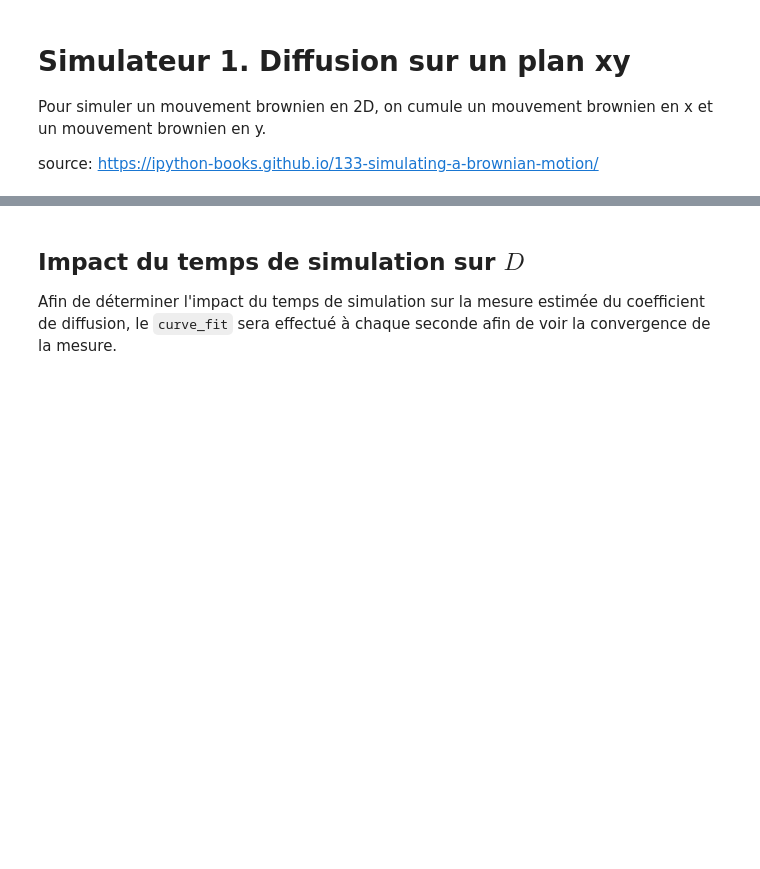
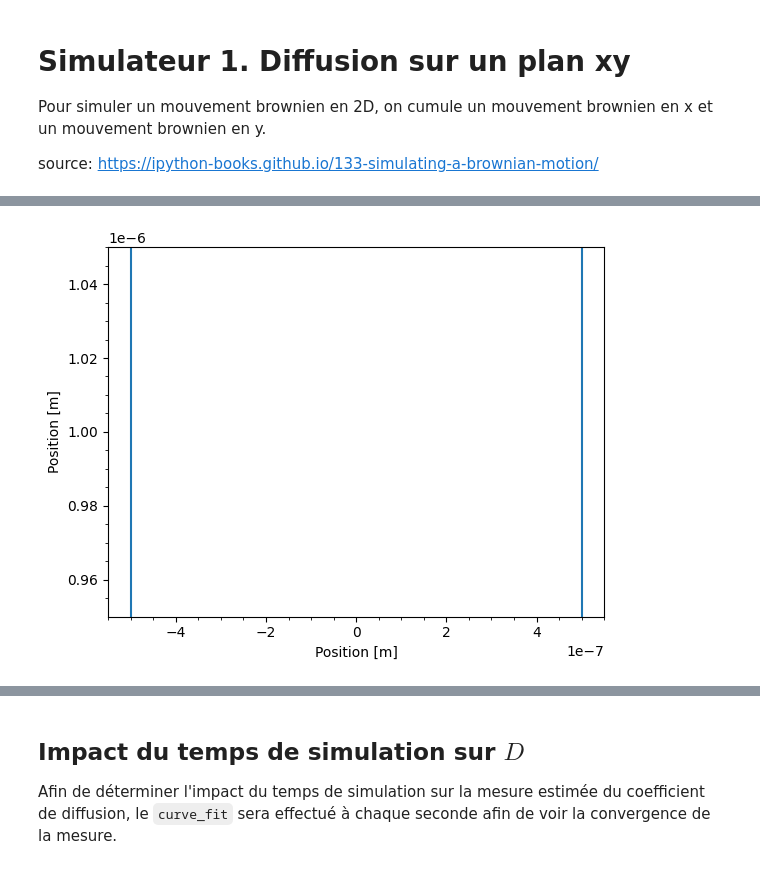
Before and after one commit to AntoineDaigle/dev_ads, a Jupyter notebook: TP2.ipynb, the cells around one changed output, grey strips where cells are left out. Drawn from its saved outputs; the diff is of its cells as text; code cells hidden in the pictures; blank space fills up the shorter version.

```diff
--- a/TP2.ipynb
+++ b/TP2.ipynb
@@ -232,0 +315,36 @@ plt.show()
+# %%
+# Code for animation
+limit = 1e-6
+size = 100
+
+x,y = Simulation.data
+
+x_grid, y_grid = np.meshgrid(
+    np.linspace(-limit, limit, size),
+    np.linspace(-limit, limit, size))
+
+
+def gaussian(x0, y0, sigma):
+    return (1/(2*np.pi*sigma**2) * np.exp(-((x-x0)**2/(2*sigma**2)
+     + (y-y0)**2/(2*sigma**2))))
+
+fig, ax = plt.subplots()
+
+position = ax.pcolor(x_grid, y_grid, gaussian(x[0], y[0], 208e-9))
+ax.minorticks_on()
+ax.axvline(limit/2)
+ax.axvline(limit/-2)
+ax.set(ylabel=r"Position [m]",
+       xlabel=r"Position [m]",
+       ylim=[limit, limit])
+
+def update(frame):
+    data = np.stack([x[frame], y[frame]]).T
+    position.set_offsets([x[frame], y[frame]])
+    return position
+
+ani = animation.FuncAnimation(fig=fig, func=update, interval=10)
+ani.save("test.gif", writer="pillow")
+plt.show()
+# %% [output]
+[figure, added]
```
Also changed, not shown: parts of 7 cells of this notebook, 1 other file.
